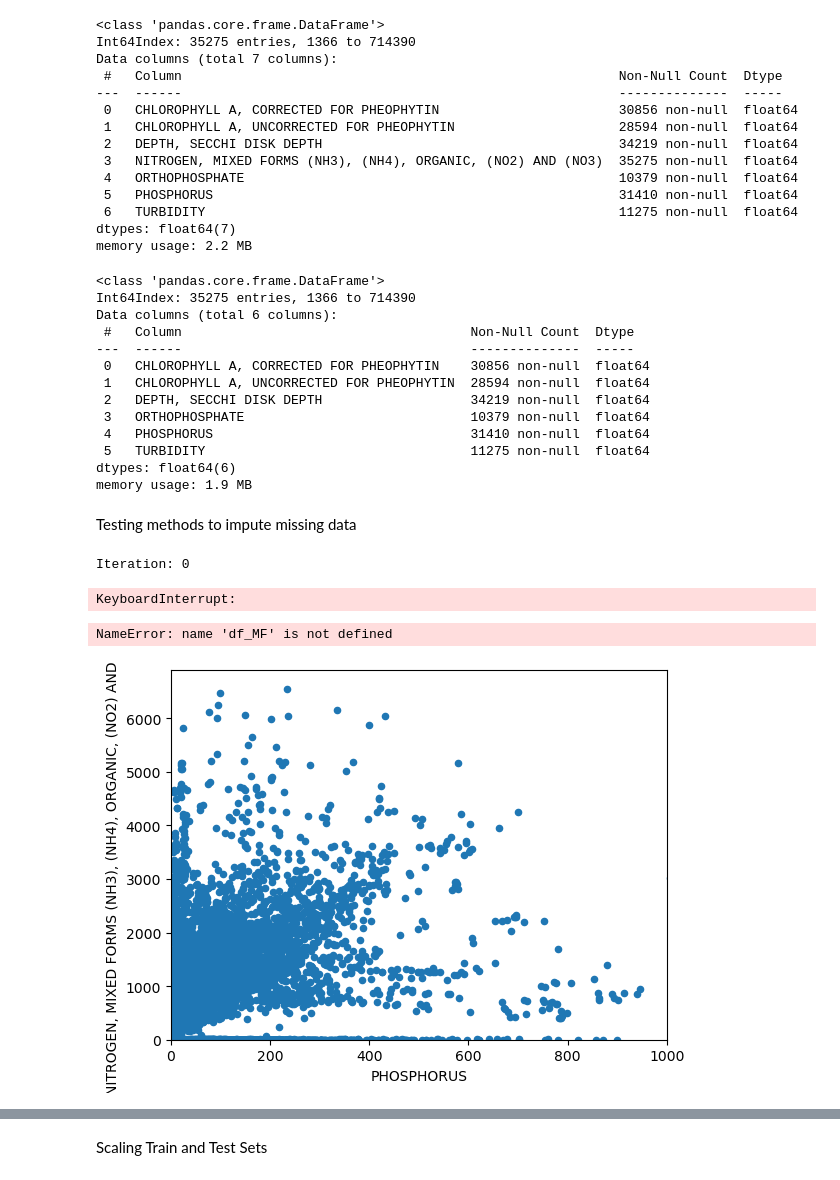
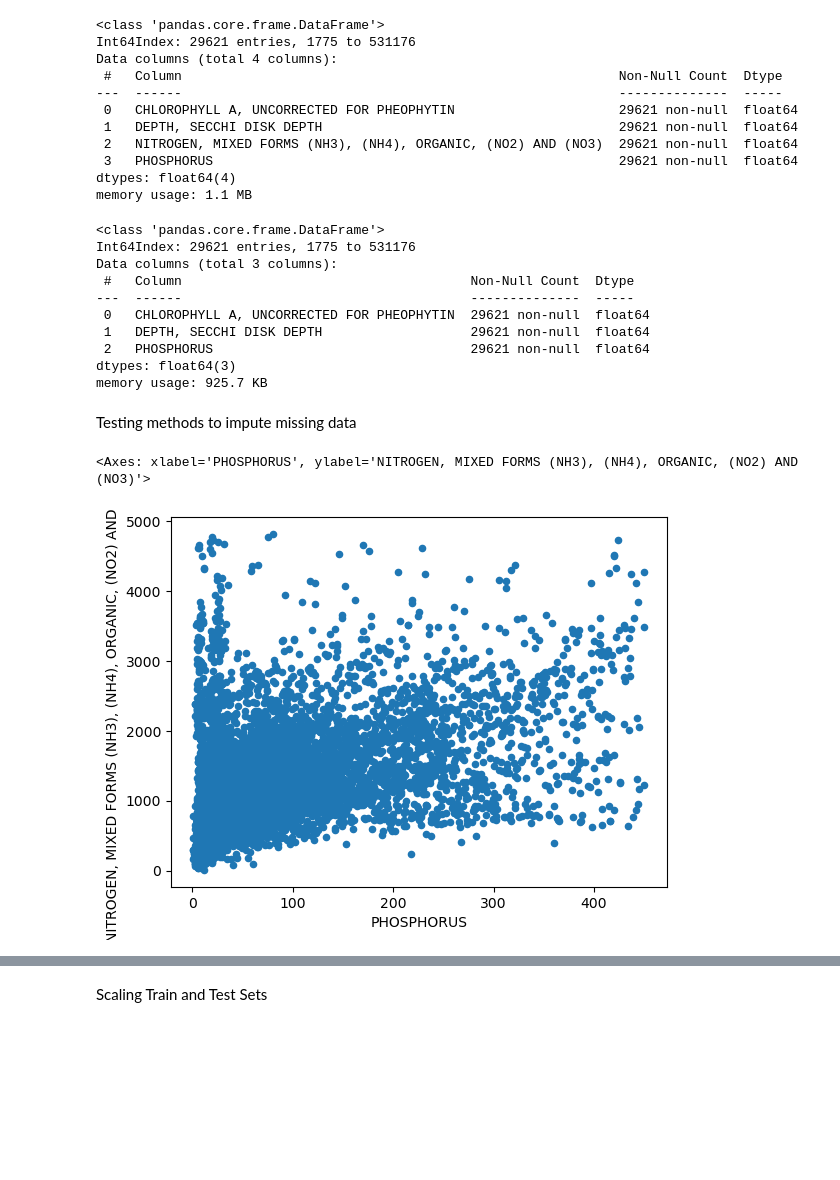
Before and after one commit to RoaringCamels/Predicting-quality-levels-in-water, a Jupyter notebook: 10yrSet.ipynb, the cells around one changed output, grey strips where cells are left out. Drawn from its saved outputs; the diff is of its cells as text; code cells hidden in the pictures; blank space fills up the shorter version.

```diff
--- a/10yrSet.ipynb
+++ b/10yrSet.ipynb
@@ -18,7 +18,7 @@ import sklearn.neighbors._base
 warnings.filterwarnings("ignore")
 
 # Read data from the csv file and convert it into a dataframe.
-df = pd.read_csv('SelectIndicators_07-18-13_07-18-23.csv')
-df.drop(columns='Row Labels', axis=1,inplace=True)
+df = pd.read_csv('/Users/andrewzhou/Downloads/07-18-13 to 07-18-23, UG:L.csv')
+df.drop(columns='Sites',axis=1, inplace=True)
 df.head()
 # %% [output]
@@ -52,30 +50,26 @@ memory usage: 43.7 MB
 
 #Eliminating rows with nan
 #df = df.replace(np.nan,0,regex=True)
-df = df[df['NITROGEN, MIXED FORMS (NH3), (NH4), ORGANIC, (NO2) AND (NO3)'].between(0, 6900)]
-#df = df[df['PHOSPHORUS'].between(0, 1000)]
-#df = df[df['CHLOROPHYLL A, UNCORRECTED FOR PHEOPHYTIN'].between(0, 500)]
-#df = df[df['DEPTH, SECCHI DISK DEPTH'].between(0, 600)]
-#df = df[df['CHLOROPHYLL A, CORRECTED FOR PHEOPHYTIN'].between(0, 400)]
+df = df[df['NITROGEN, MIXED FORMS (NH3), (NH4), ORGANIC, (NO2) AND (NO3)'].between(0, 5000)]
+df = df[df['PHOSPHORUS'].between(0, 450)]
+df = df[df['CHLOROPHYLL A, UNCORRECTED FOR PHEOPHYTIN'].between(0, 200)]
+df = df[df['DEPTH, SECCHI DISK DEPTH'].between(0, 350)]
+#df = df[df['CHLOROPHYLL A, CORRECTED FOR PHEOPHYTIN'].between(0, 1000000)]
 #df.drop(columns=['TOTAL NITROGEN, MIXED FORMS','TURBIDITY','ORTHOPHOSPHATE'],axis=1,inplace=True)
-df.drop(columns=['TOTAL NITROGEN, MIXED FORMS'],axis=1, inplace=True)
-df.dropna(axis=0,thresh=5,inplace=True)
+df.drop(columns=['TURBIDITY','CHLOROPHYLL A, CORRECTED FOR PHEOPHYTIN'],axis=1, inplace=True)
 df.info()
 # %% [output]
 <class 'pandas.core.frame.DataFrame'>
-Int64Index: 35275 entries, 1366 to 714390
-Data columns (total 7 columns):
+Int64Index: 29621 entries, 1775 to 531176
+Data columns (total 4 columns):
  #   Column                                                        Non-Null Count  Dtype
 ---  ------                                                        --------------  -----
- 0   CHLOROPHYLL A, CORRECTED FOR PHEOPHYTIN                       30856 non-null  float64
- 1   CHLOROPHYLL A, UNCORRECTED FOR PHEOPHYTIN                     28594 non-null  float64
- 2   DEPTH, SECCHI DISK DEPTH                                      34219 non-null  float64
- 3   NITROGEN, MIXED FORMS (NH3), (NH4), ORGANIC, (NO2) AND (NO3)  35275 non-null  float64
- 4   ORTHOPHOSPHATE                                                10379 non-null  float64
- 5   PHOSPHORUS                                                    31410 non-null  float64
- 6   TURBIDITY                                                     11275 non-null  float64
-dtypes: float64(7)
-memory usage: 2.2 MB
+ 0   CHLOROPHYLL A, UNCORRECTED FOR PHEOPHYTIN                     29621 non-null  float64
+ 1   DEPTH, SECCHI DISK DEPTH                                      29621 non-null  float64
+ 2   NITROGEN, MIXED FORMS (NH3), (NH4), ORGANIC, (NO2) AND (NO3)  29621 non-null  float64
+ 3   PHOSPHORUS                                                    29621 non-null  float64
+dtypes: float64(4)
+memory usage: 1.1 MB
 # %%
 #Separating X and y variables
 X=df.loc[:,df.columns != 'NITROGEN, MIXED FORMS (NH3), (NH4), ORGANIC, (NO2) AND (NO3)']
@@ -83,18 +77,15 @@ X.info()
 Y=df['NITROGEN, MIXED FORMS (NH3), (NH4), ORGANIC, (NO2) AND (NO3)']
 # %% [output]
 <class 'pandas.core.frame.DataFrame'>
-Int64Index: 35275 entries, 1366 to 714390
-Data columns (total 6 columns):
+Int64Index: 29621 entries, 1775 to 531176
+Data columns (total 3 columns):
  #   Column                                     Non-Null Count  Dtype
 ---  ------                                     --------------  -----
- 0   CHLOROPHYLL A, CORRECTED FOR PHEOPHYTIN    30856 non-null  float64
- 1   CHLOROPHYLL A, UNCORRECTED FOR PHEOPHYTIN  28594 non-null  float64
- 2   DEPTH, SECCHI DISK DEPTH                   34219 non-null  float64
- 3   ORTHOPHOSPHATE                             10379 non-null  float64
- 4   PHOSPHORUS                                 31410 non-null  float64
- 5   TURBIDITY                                  11275 non-null  float64
-dtypes: float64(6)
-memory usage: 1.9 MB
+ 0   CHLOROPHYLL A, UNCORRECTED FOR PHEOPHYTIN  29621 non-null  float64
+ 1   DEPTH, SECCHI DISK DEPTH                   29621 non-null  float64
+ 2   PHOSPHORUS                                 29621 non-null  float64
+dtypes: float64(3)
+memory usage: 925.7 KB
 # %% [markdown]
 Testing methods to impute missing data
 # %%
@@ -109,9 +100,6 @@ from missingpy import MissForest
 imputer = MissForest()
 X_MF = imputer.fit_transform(X)
 X_MF = pd.DataFrame(X_MF, columns = X.columns).round(1)
-# %% [output]
-Iteration: 0
-KeyboardInterrupt:
 # %%
 #KNN Imputer
 from sklearn.impute import KNNImputer
@@ -126,10 +114,10 @@ X_KNN = pd.DataFrame(X_KNN, columns = X.columns).round(1)
 #df.plot(kind='scatter',y='NITROGEN, MIXED FORMS (NH3), (NH4), ORGANIC, (NO2) AND (NO3)',x='PHOSPHORUS')
 # %%
 #Nitrogen vs Phosphorus Plot
-df.plot(kind='scatter',y = 'NITROGEN, MIXED FORMS (NH3), (NH4), ORGANIC, (NO2) AND (NO3)', x = 'PHOSPHORUS',ylim=(0,6900),xlim=(0,1000))
-df_MF.plot(kind='scatter',y = 'NITROGEN, MIXED FORMS (NH3), (NH4), ORGANIC, (NO2) AND (NO3)', x = 'PHOSPHORUS',ylim=(0,6900),xlim=(0,1000))
-df_KNN.plot(kind='scatter',y = 'NITROGEN, MIXED FORMS (NH3), (NH4), ORGANIC, (NO2) AND (NO3)', x = 'PHOSPHORUS',ylim=(0,6900),xlim=(0,1000))
+df.plot(kind='scatter',y = 'NITROGEN, MIXED FORMS (NH3), (NH4), ORGANIC, (NO2) AND (NO3)', x = 'PHOSPHORUS')
+#df_MF.plot(kind='scatter',y = 'NITROGEN, MIXED FORMS (NH3), (NH4), ORGANIC, (NO2) AND (NO3)', x = 'PHOSPHORUS',ylim=(0,6900),xlim=(0,1000))
+#df_KNN.plot(kind='scatter',y = 'NITROGEN, MIXED FORMS (NH3), (NH4), ORGANIC, (NO2) AND (NO3)', x = 'PHOSPHORUS',ylim=(0,6900),xlim=(0,1000))
 # %% [output]
-NameError: name 'df_MF' is not defined
+<Axes: xlabel='PHOSPHORUS', ylabel='NITROGEN, MIXED FORMS (NH3), (NH4), ORGANIC, (NO2) AND (NO3)'>
-[figure, old version]
+[figure, new version]
 # %%
```
Also changed, not shown: parts of 20 cells of this notebook.
